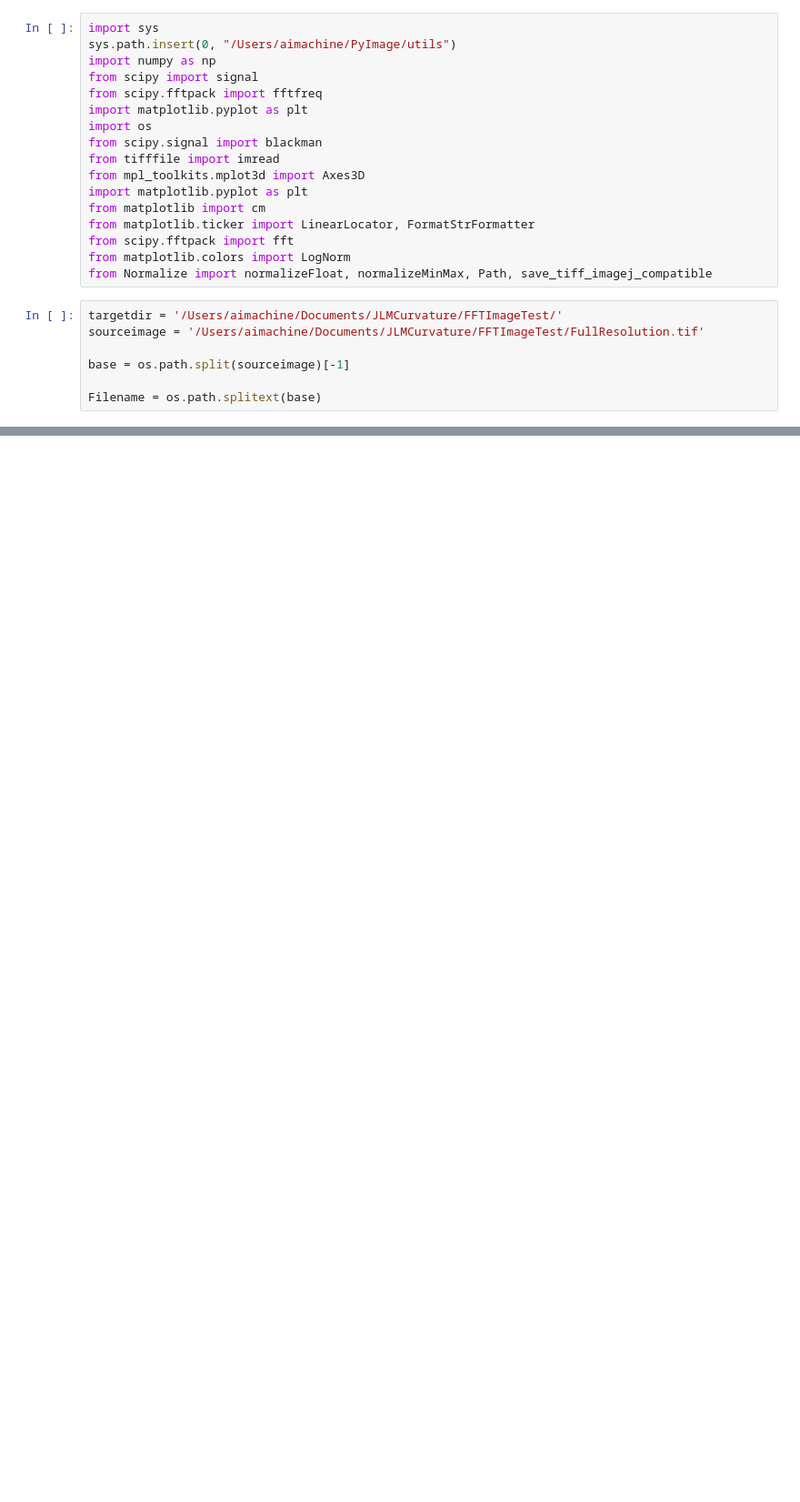
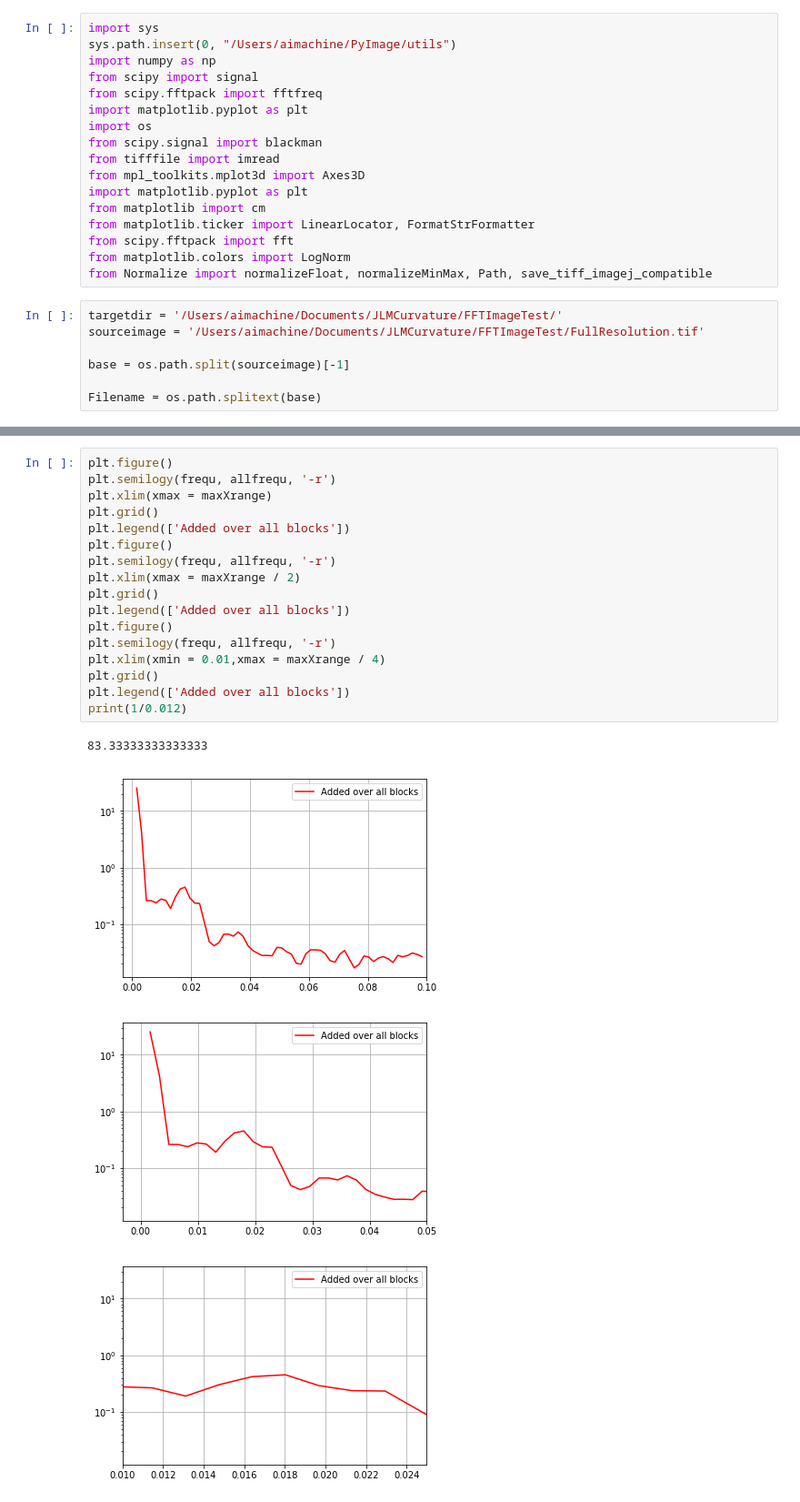
Before and after one commit to oozguc/PyImage, a Jupyter notebook: ObjectClassInstance/FFTImage.ipynb, the cells around one changed output, grey strips where cells are left out. Shown: that part at 91% size. Drawn from its saved outputs; the diff is of its cells as text; blank space fills up the shorter version.

```diff
--- a/ObjectClassInstance/FFTImage.ipynb
+++ b/ObjectClassInstance/FFTImage.ipynb
@@ -120,0 +133,22 @@ EndSection = End
+# %%
+plt.figure()
+plt.semilogy(frequ, allfrequ, '-r')
+plt.xlim(xmax = maxXrange)
+plt.grid()
+plt.legend(['Added over all blocks'])
+plt.figure()
+plt.semilogy(frequ, allfrequ, '-r')
+plt.xlim(xmax = maxXrange / 2)
+plt.grid()
+plt.legend(['Added over all blocks'])
+plt.figure()
+plt.semilogy(frequ, allfrequ, '-r')
+plt.xlim(xmin = 0.01,xmax = maxXrange / 4)
+plt.grid()
+plt.legend(['Added over all blocks'])
+print(1/0.012)
+# %% [output]
+83.33333333333333
+[figure, added]
+[figure, added]
+[figure, added]
```
Also changed, not shown: parts of 5 cells of this notebook.
